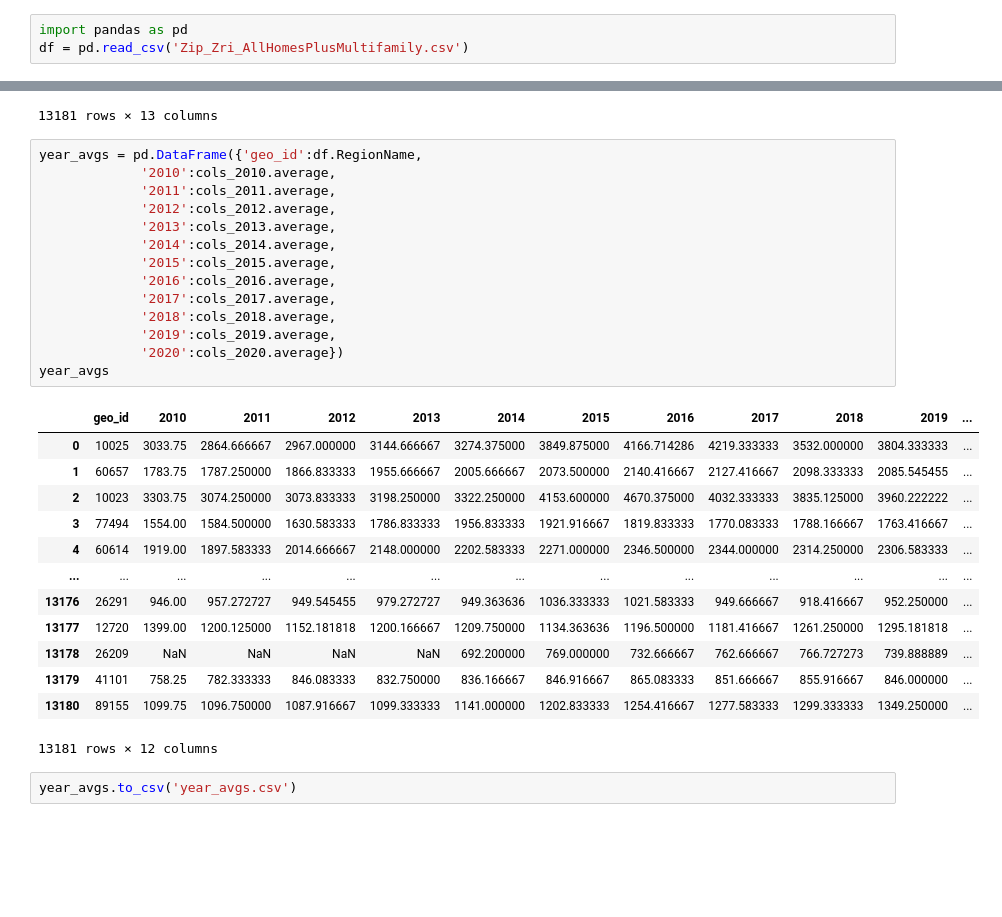
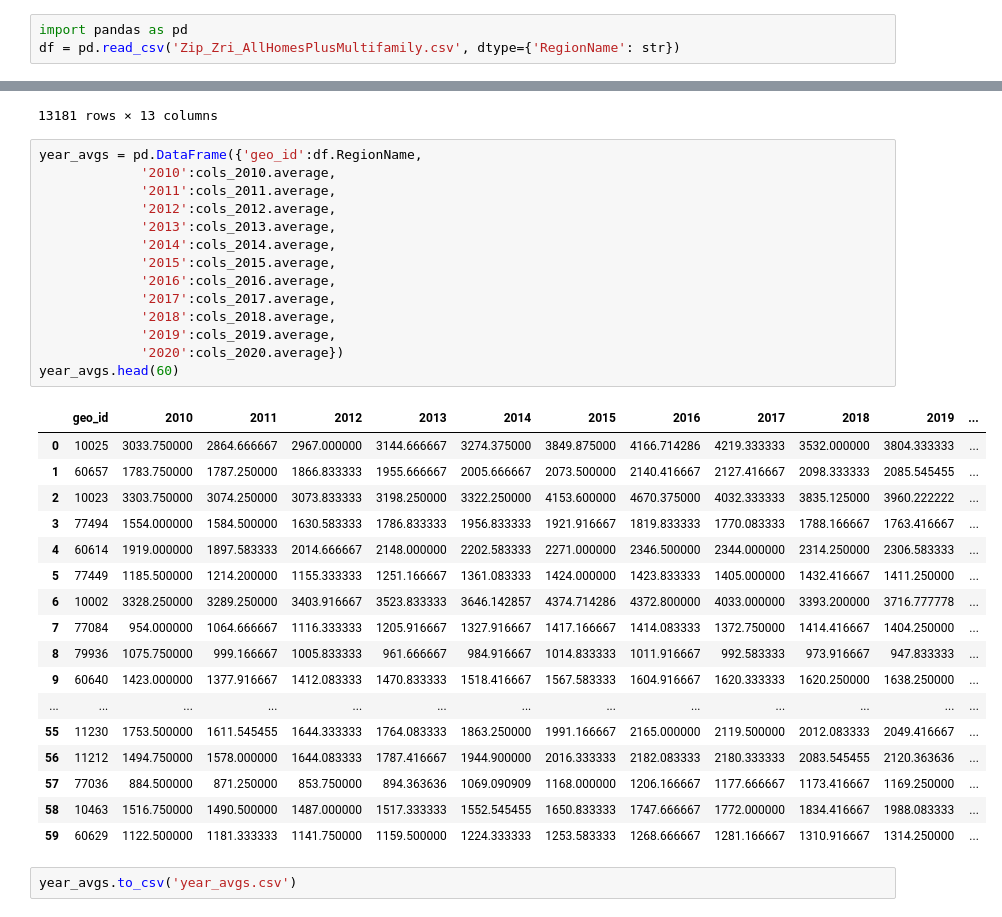
Before and after one commit to Skipp-py/NYCDSA_Capstone, a Jupyter notebook: Karl/year_average_table.ipynb, the cells around one changed output, grey strips where cells are left out. Drawn from its saved outputs; the diff is of its cells as text; blank space fills up the shorter version.

```diff
--- a/Karl/year_average_table.ipynb
+++ b/Karl/year_average_table.ipynb
@@ -1,6 +1,6 @@
 # %%
 import pandas as pd
-df = pd.read_csv('Zip_Zri_AllHomesPlusMultifamily.csv')
+df = pd.read_csv('Zip_Zri_AllHomesPlusMultifamily.csv', dtype={'RegionName': str})
 # %%
 df
 # %% [output]
@@ -78,30 +78,34 @@ cols_2017
 # %%
 year_avgs = pd.DataFrame({'geo_id':df.RegionName,
              '2010':cols_2010.average,
              '2011':cols_2011.average,
              '2012':cols_2012.average,
              '2013':cols_2013.average,
              '2014':cols_2014.average,
              '2015':cols_2015.average,
              '2016':cols_2016.average,
              '2017':cols_2017.average,
              '2018':cols_2018.average,
              '2019':cols_2019.average,
              '2020':cols_2020.average})
-year_avgs
+year_avgs.head(60)
 # %% [output]
 |  | geo_id | 2010 | 2011 | 2012 | 2013 | 2014 | 2015 | 2016 | 2017 | 2018 | 2019 | ... |
-| 0 | 10025 | 3033.75 | 2864.666667 | 2967.000000 | 3144.666667 | 3274.375000 | 3849.875000 | 4166.714286 | 4219.333333 | 3532.000000 | 3804.333333 | ... |
-| 1 | 60657 | 1783.75 | 1787.250000 | 1866.833333 | 1955.666667 | 2005.666667 | 2073.500000 | 2140.416667 | 2127.416667 | 2098.333333 | 2085.545455 | ... |
-| 2 | 10023 | 3303.75 | 3074.250000 | 3073.833333 | 3198.250000 | 3322.250000 | 4153.600000 | 4670.375000 | 4032.333333 | 3835.125000 | 3960.222222 | ... |
-| 3 | 77494 | 1554.00 | 1584.500000 | 1630.583333 | 1786.833333 | 1956.833333 | 1921.916667 | 1819.833333 | 1770.083333 | 1788.166667 | 1763.416667 | ... |
-| 4 | 60614 | 1919.00 | 1897.583333 | 2014.666667 | 2148.000000 | 2202.583333 | 2271.000000 | 2346.500000 | 2344.000000 | 2314.250000 | 2306.583333 | ... |
+| 0 | 10025 | 3033.750000 | 2864.666667 | 2967.000000 | 3144.666667 | 3274.375000 | 3849.875000 | 4166.714286 | 4219.333333 | 3532.000000 | 3804.333333 | ... |
+| 1 | 60657 | 1783.750000 | 1787.250000 | 1866.833333 | 1955.666667 | 2005.666667 | 2073.500000 | 2140.416667 | 2127.416667 | 2098.333333 | 2085.545455 | ... |
+| 2 | 10023 | 3303.750000 | 3074.250000 | 3073.833333 | 3198.250000 | 3322.250000 | 4153.600000 | 4670.375000 | 4032.333333 | 3835.125000 | 3960.222222 | ... |
+| 3 | 77494 | 1554.000000 | 1584.500000 | 1630.583333 | 1786.833333 | 1956.833333 | 1921.916667 | 1819.833333 | 1770.083333 | 1788.166667 | 1763.416667 | ... |
+| 4 | 60614 | 1919.000000 | 1897.583333 | 2014.666667 | 2148.000000 | 2202.583333 | 2271.000000 | 2346.500000 | 2344.000000 | 2314.250000 | 2306.583333 | ... |
+| 5 | 77449 | 1185.500000 | 1214.200000 | 1155.333333 | 1251.166667 | 1361.083333 | 1424.000000 | 1423.833333 | 1405.000000 | 1432.416667 | 1411.250000 | ... |
+| 6 | 10002 | 3328.250000 | 3289.250000 | 3403.916667 | 3523.833333 | 3646.142857 | 4374.714286 | 4372.800000 | 4033.000000 | 3393.200000 | 3716.777778 | ... |
+| 7 | 77084 | 954.000000 | 1064.666667 | 1116.333333 | 1205.916667 | 1327.916667 | 1417.166667 | 1414.083333 | 1372.750000 | 1414.416667 | 1404.250000 | ... |
+| 8 | 79936 | 1075.750000 | 999.166667 | 1005.833333 | 961.666667 | 984.916667 | 1014.833333 | 1011.916667 | 992.583333 | 973.916667 | 947.833333 | ... |
+| 9 | 60640 | 1423.000000 | 1377.916667 | 1412.083333 | 1470.833333 | 1518.416667 | 1567.583333 | 1604.916667 | 1620.333333 | 1620.250000 | 1638.250000 | ... |
 | ... | ... | ... | ... | ... | ... | ... | ... | ... | ... | ... | ... | ... |
-| 13176 | 26291 | 946.00 | 957.272727 | 949.545455 | 979.272727 | 949.363636 | 1036.333333 | 1021.583333 | 949.666667 | 918.416667 | 952.250000 | ... |
-| 13177 | 12720 | 1399.00 | 1200.125000 | 1152.181818 | 1200.166667 | 1209.750000 | 1134.363636 | 1196.500000 | 1181.416667 | 1261.250000 | 1295.181818 | ... |
-| 13178 | 26209 | NaN | NaN | NaN | NaN | 692.200000 | 769.000000 | 732.666667 | 762.666667 | 766.727273 | 739.888889 | ... |
-| 13179 | 41101 | 758.25 | 782.333333 | 846.083333 | 832.750000 | 836.166667 | 846.916667 | 865.083333 | 851.666667 | 855.916667 | 846.000000 | ... |
-| 13180 | 89155 | 1099.75 | 1096.750000 | 1087.916667 | 1099.333333 | 1141.000000 | 1202.833333 | 1254.416667 | 1277.583333 | 1299.333333 | 1349.250000 | ... |
+| 55 | 11230 | 1753.500000 | 1611.545455 | 1644.333333 | 1764.083333 | 1863.250000 | 1991.166667 | 2165.000000 | 2119.500000 | 2012.083333 | 2049.416667 | ... |
+| 56 | 11212 | 1494.750000 | 1578.000000 | 1644.083333 | 1787.416667 | 1944.900000 | 2016.333333 | 2182.083333 | 2180.333333 | 2083.545455 | 2120.363636 | ... |
+| 57 | 77036 | 884.500000 | 871.250000 | 853.750000 | 894.363636 | 1069.090909 | 1168.000000 | 1206.166667 | 1177.666667 | 1173.416667 | 1169.250000 | ... |
+| 58 | 10463 | 1516.750000 | 1490.500000 | 1487.000000 | 1517.333333 | 1552.545455 | 1650.833333 | 1747.666667 | 1772.000000 | 1834.416667 | 1988.083333 | ... |
+| 59 | 60629 | 1122.500000 | 1181.333333 | 1141.750000 | 1159.500000 | 1224.333333 | 1253.583333 | 1268.666667 | 1281.166667 | 1310.916667 | 1314.250000 | ... |
-13181 rows × 12 columns
 # %%
 year_avgs.to_csv('year_avgs.csv')
```
Also changed, not shown: parts of 3 cells of this notebook, 2 other files.
